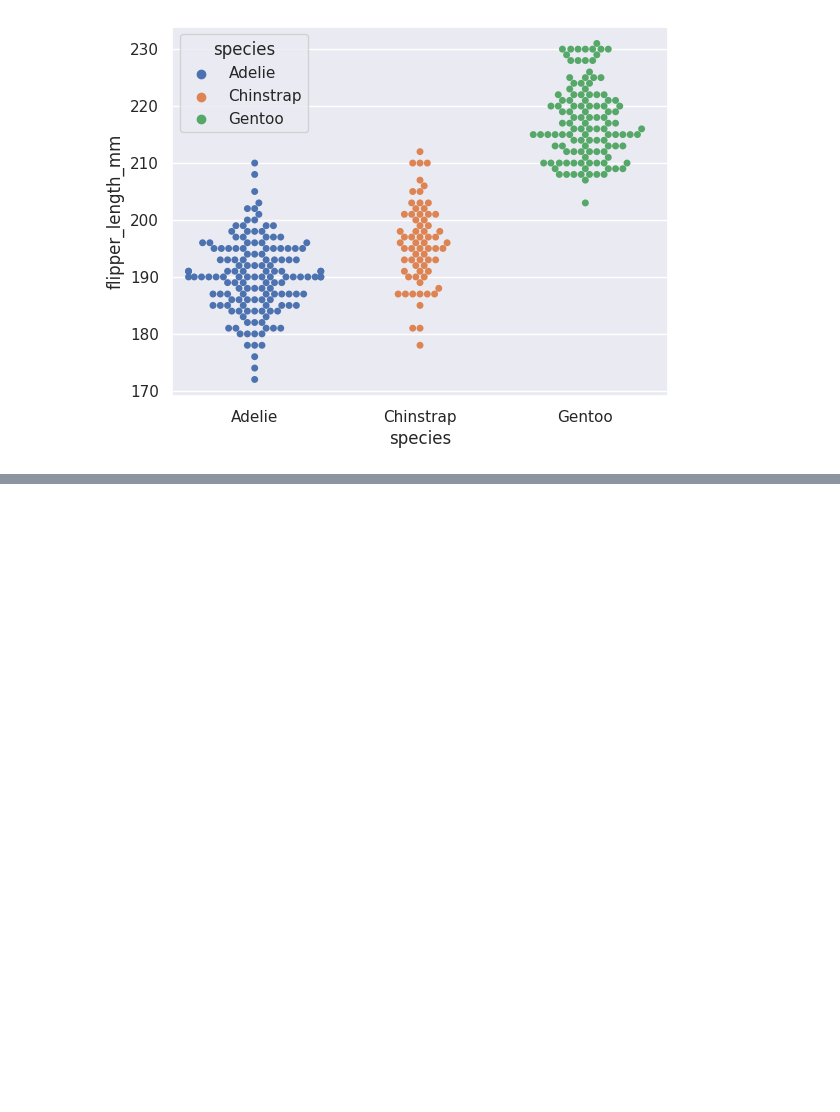
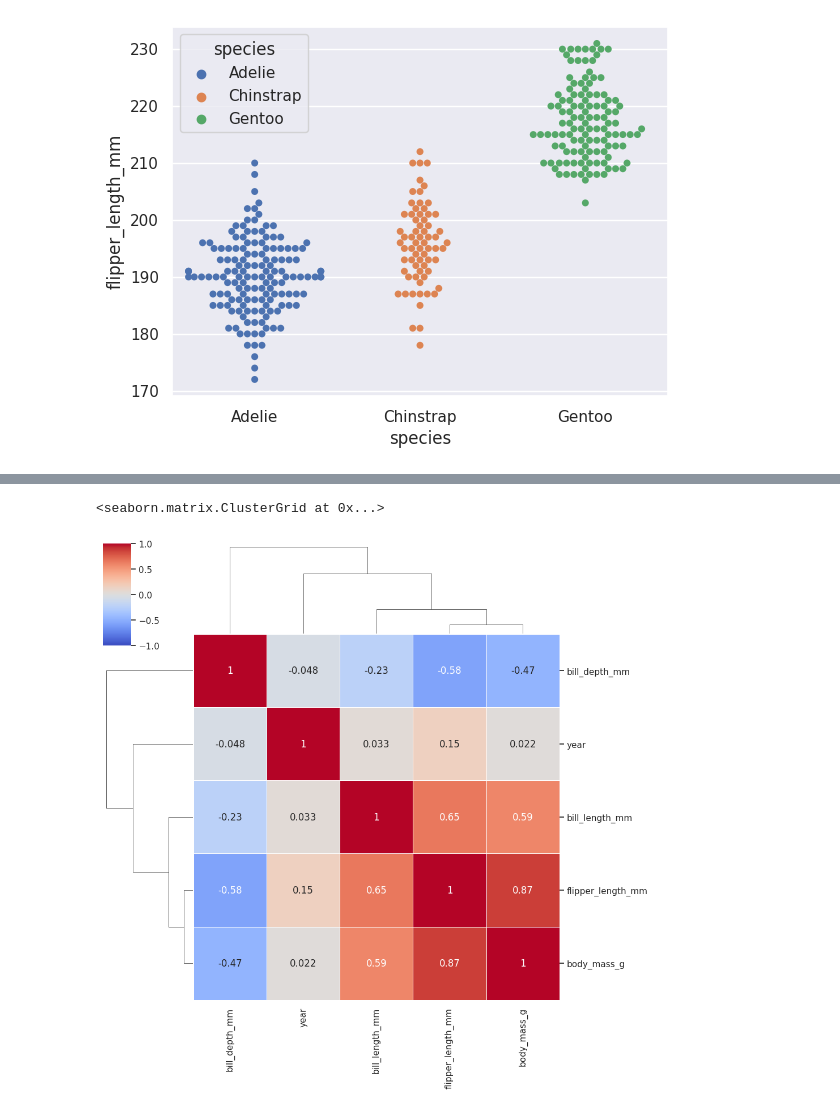
Before and after one commit to AleexSilva/Training-EDA, a Jupyter notebook: python-files/intro.ipynb, the cells around one changed output, grey strips where cells are left out. Cells and saved outputs as stored; diff of their text form; code cells hidden in the pictures; blank space fills up the shorter version.

```diff
--- a/python-files/intro.ipynb
+++ b/python-files/intro.ipynb
@@ -812,0 +852,13 @@ sns.swarmplot(
+# %%
+sns.clustermap(
+    data=df.corr(),
+    cmap='coolwarm',
+    center=0,
+    vmin=-1,
+    vmax=1,
+    linewidths=0.5,
+    annot=True
+)
+# %% [output]
+<seaborn.matrix.ClusterGrid at 0x...>
+[figure, added]
```
Also changed, not shown: parts of 13 cells of this notebook.
